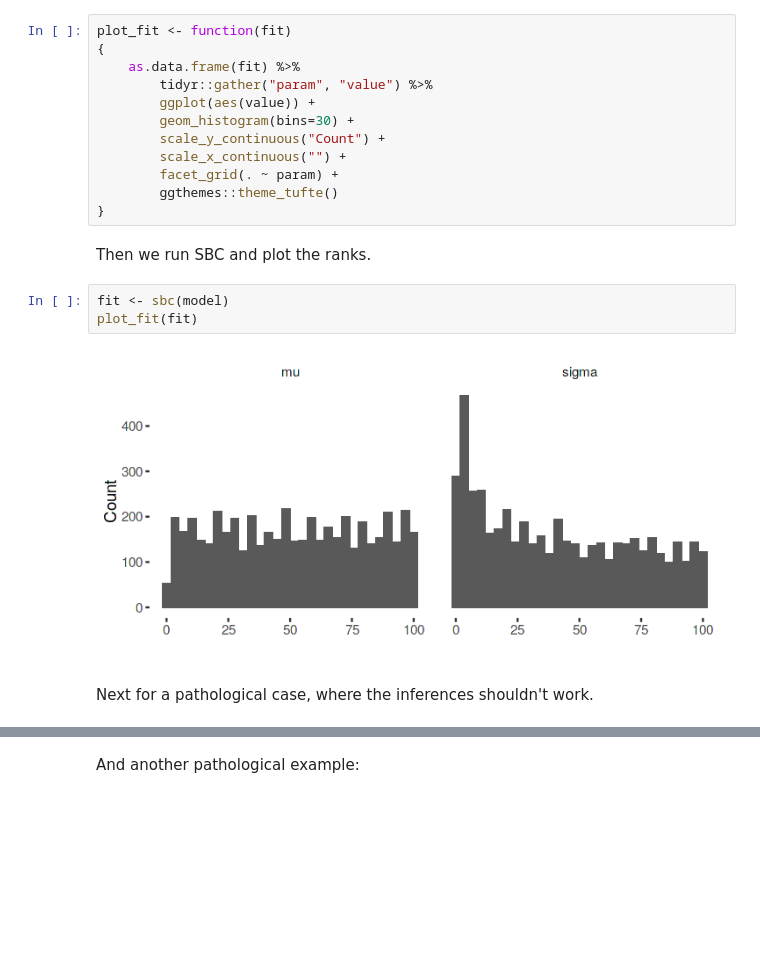
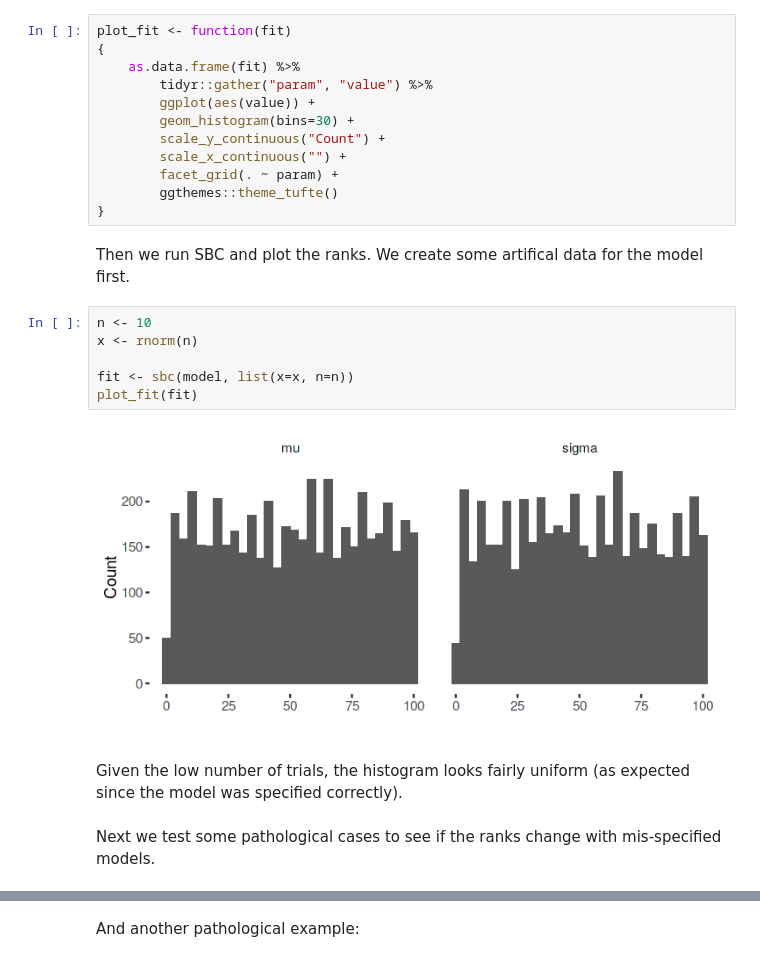
Before and after one commit to dirmeier/etudes, a Jupyter notebook: simulation_based_calibration.ipynb, the cells around one changed output, grey strips where cells are left out. Cells and saved outputs as stored; diff of their text form; blank space fills up the shorter version.

```diff
--- a/simulation_based_calibration.ipynb
+++ b/simulation_based_calibration.ipynb
@@ -99,14 +109,19 @@ plot_fit <- function(fit)
         ggthemes::theme_tufte()
 }
 # %% [markdown]
-Then we run SBC and plot the ranks.
+Then we run SBC and plot the ranks. We create some artifical data for the model first.
-# %%
-fit <- sbc(model)
-plot_fit(fit)
-# %% [output]
-[figure, removed]
-# %% [markdown]
-Next for a pathological case, where the inferences shouldn't work.
+# %%
+n <- 10
+x <- rnorm(n)
+
+fit <- sbc(model, list(x=x, n=n))
+plot_fit(fit)
+# %% [output]
+[figure, added]
+# %% [markdown]
+Given the low number of trials, the histogram looks fairly uniform (as expected since the model was specified correctly).
+# %% [markdown]
+Next we test some pathological cases to see if the ranks change with mis-specified models.
 # %%
 model.file <- "_models/sbc_2.stan"
 cat(readLines(model.file), sep="\n")
```
Also changed, not shown: parts of 9 cells of this notebook, 3 other files.
